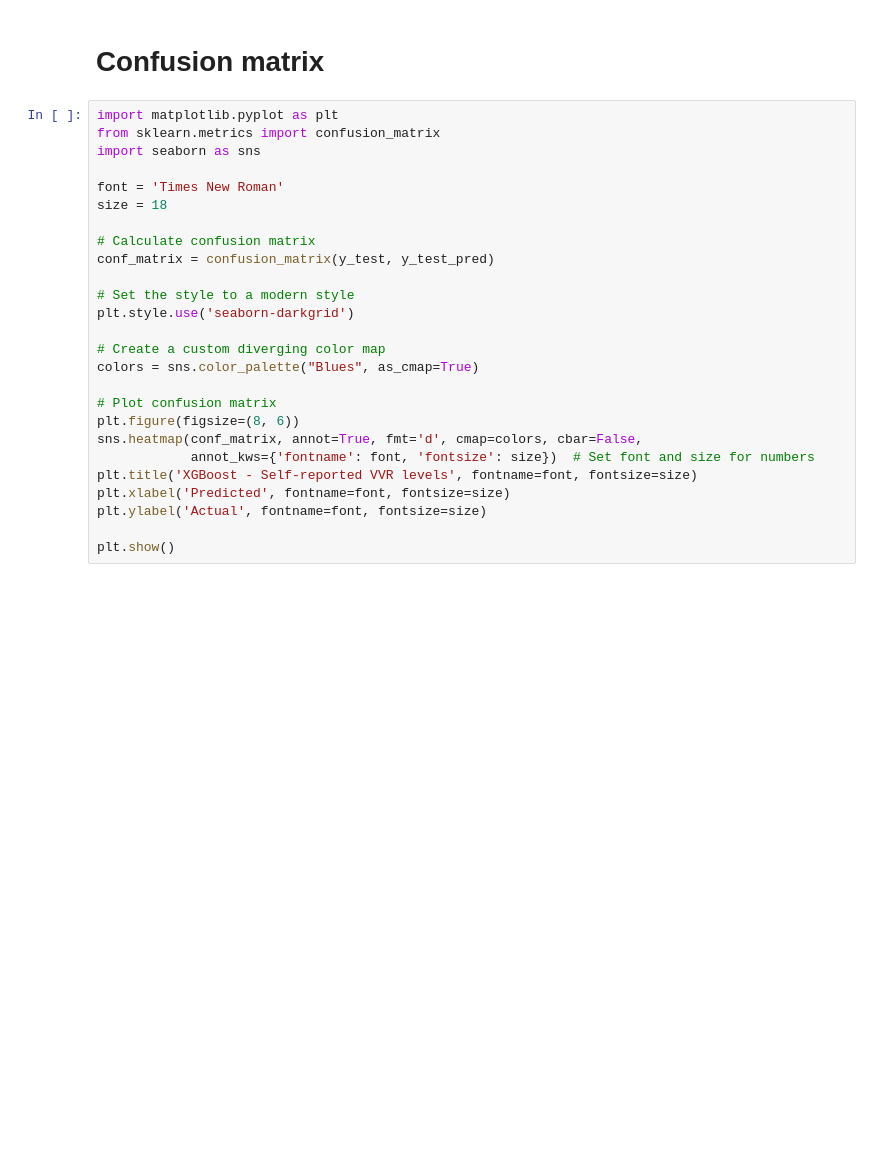
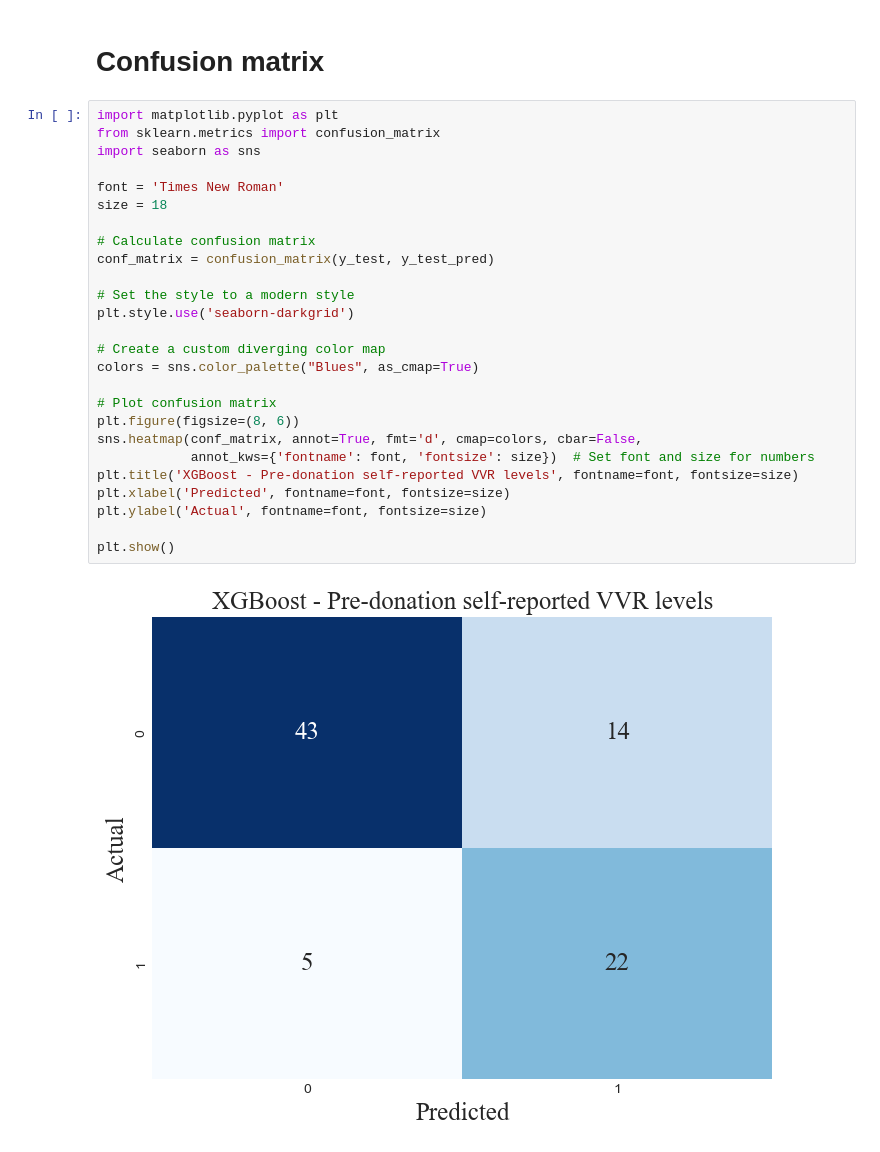
Before and after one commit to DionneSpaltman/predicting_VVR, a Jupyter notebook: models/00_only_VVR_levels/03_xgboost.ipynb, the cells around one changed output. Saved outputs shown, nothing was run; the diff lists cells and outputs as text; blank space fills up the shorter version.

```diff
--- a/models/00_only_VVR_levels/03_xgboost.ipynb
+++ b/models/00_only_VVR_levels/03_xgboost.ipynb
@@ -168,26 +206,28 @@ Test AUC-PR: 0.561
 # %%
 import matplotlib.pyplot as plt
 from sklearn.metrics import confusion_matrix
 import seaborn as sns
 
 font = 'Times New Roman'
 size = 18
 
 # Calculate confusion matrix
 conf_matrix = confusion_matrix(y_test, y_test_pred)
 
 # Set the style to a modern style
 plt.style.use('seaborn-darkgrid')
 
 # Create a custom diverging color map
 colors = sns.color_palette("Blues", as_cmap=True)
 
 # Plot confusion matrix
 plt.figure(figsize=(8, 6))
 sns.heatmap(conf_matrix, annot=True, fmt='d', cmap=colors, cbar=False,
             annot_kws={'fontname': font, 'fontsize': size})  # Set font and size for numbers
-plt.title('XGBoost - Self-reported VVR levels', fontname=font, fontsize=size)
+plt.title('XGBoost - Pre-donation self-reported VVR levels', fontname=font, fontsize=size)
 plt.xlabel('Predicted', fontname=font, fontsize=size)
 plt.ylabel('Actual', fontname=font, fontsize=size)
 
 plt.show()
+# %% [output]
+[figure, added]
```
Also changed, not shown: parts of 11 cells of this notebook, 4 other files.
